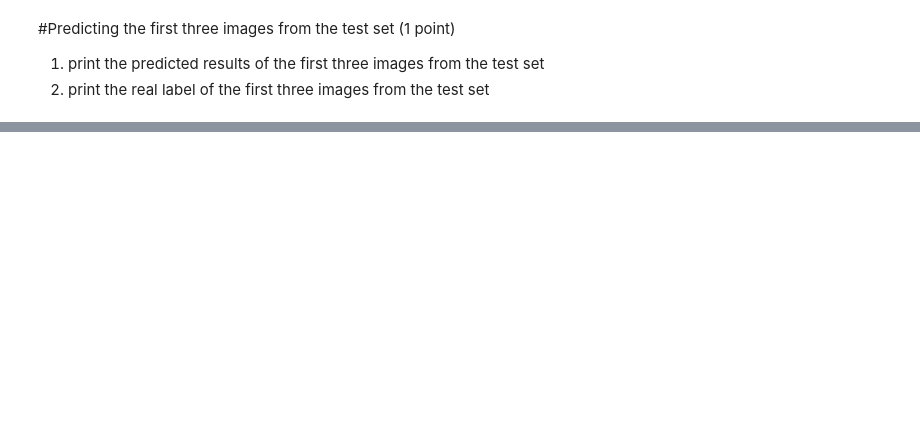
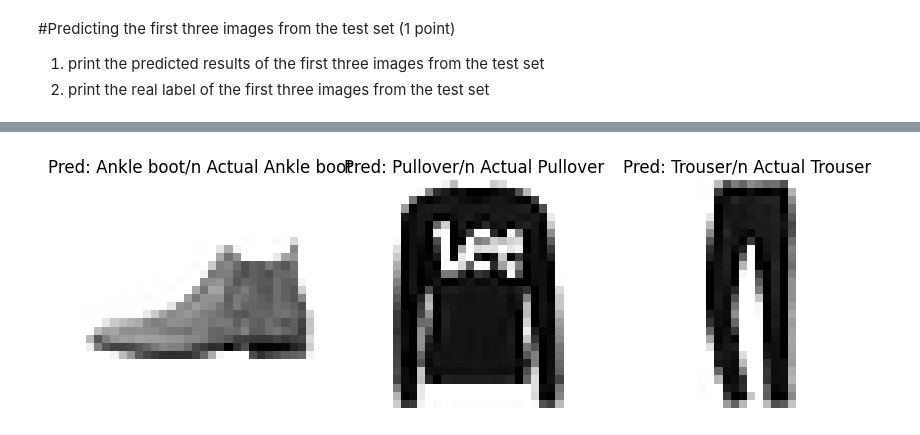
Before and after one commit to SebastianSSandoval/CECS-456, a Jupyter notebook: HW3/HW3-2.ipynb, the cells around one changed output, grey strips where cells are left out. Cells and saved outputs as stored; diff of their text form; code cells hidden in the pictures; blank space fills up the shorter version.

```diff
--- a/HW3/HW3-2.ipynb
+++ b/HW3/HW3-2.ipynb
@@ -95,2 +82,10 @@ plt.show()
+# %%
+#your code
+model = keras.models.Sequential([
+    keras.layers.Flatten(input_shape=[28,28]),
+    keras.layers.Dense(300, activation="relu"),
+    keras.layers.Dense(100, activation="relu"),
+    keras.layers.Dense(10, activation="softmax")
+])
 # %%
 model.summary()
@@ -103,3 +112,10 @@ model.summary()
+# %%
+#your code
+model.compile(
+    optimizer = "adam",
+    loss = "sparse_categorical_crossentropy",
+    metrics = ["accuracy"]
+)
 # %% [markdown]
 #Training neural network model: (1 point)
 
@@ -111,0 +126,7 @@ model.summary()
+# %%
+#your code
+history = model.fit(
+    X_train, y_train,
+    epochs=10,
+    validation_data = (X_valid, y_valid)
+)
@@ -126,0 +172,18 @@ model.summary()
+# %%
+#your code
+
+X_three_test = X_test[:3]
+
+y_pred = model.predict(X_three_test)
+
+predicted_classes = np.argmax(y_pred, axis = 1)
+
+plt.figure(figsize=(10,3))
+for index, image in enumerate(X_three_test):
+    plt.subplot(1,3, index+1)
+    plt.imshow(image, cmap = "binary")
+    plt.axis('off')
+    plt.title(f"Pred: {class_names[predicted_classes[index]]}/n Actual {class_names[y_test[index]]}")
+
+plt.show()
+# %% [output]
@@ -126,0 +191 @@ model.summary()
+[figure, added]
```
Also changed, not shown: parts of 11 cells of this notebook.
